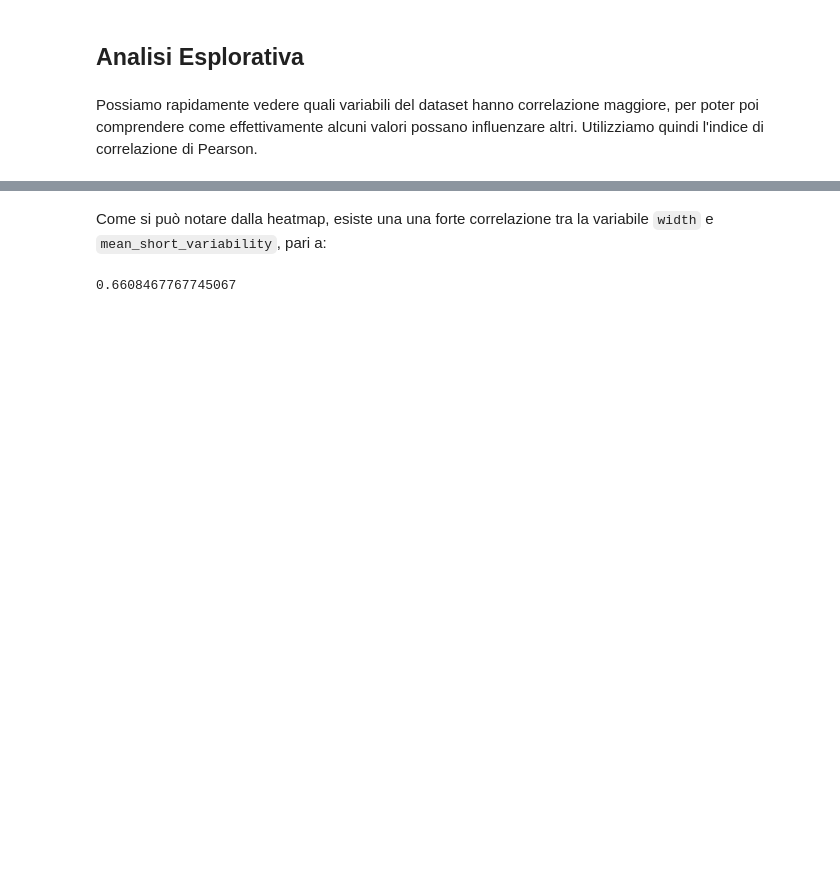
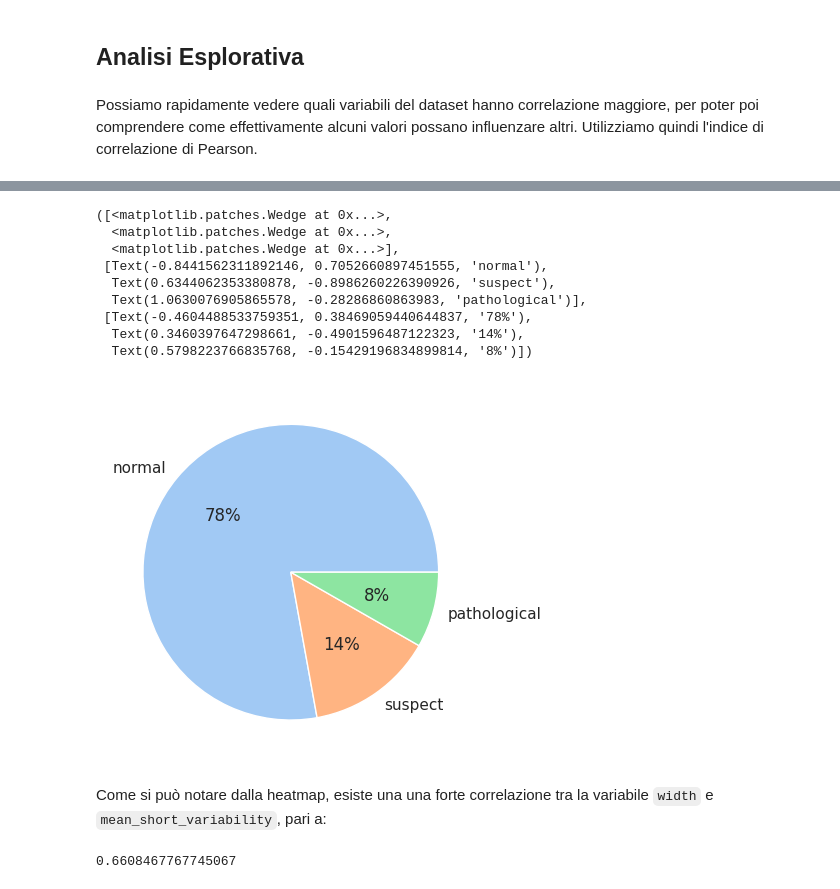
Before and after one commit to S-furi/CardioML, a Jupyter notebook: notebooks/cardio_ml.ipynb, the cells around one changed output, grey strips where cells are left out. Drawn from its saved outputs; the diff is of its cells as text; code cells hidden in the pictures; blank space fills up the shorter version.

```diff
--- a/notebooks/cardio_ml.ipynb
+++ b/notebooks/cardio_ml.ipynb
@@ -221,3 +254,19 @@ Analizziamo ora le variabili che presentano un'interessante correlazione, mostra
+# %%
+keys = ['normal', 'suspect', 'pathological']
+palette_color = sns.color_palette('pastel')
+
+plt.pie(df['nsp'].value_counts(), labels=keys, colors=palette_color, autopct='%.0f%%')
+# %% [output]
+([<matplotlib.patches.Wedge at 0x...>,
+  <matplotlib.patches.Wedge at 0x...>,
+  <matplotlib.patches.Wedge at 0x...>],
+ [Text(-0.8441562311892146, 0.7052660897451555, 'normal'),
+  Text(0.6344062353380878, -0.8986260226390926, 'suspect'),
+  Text(1.0630076905865578, -0.28286860863983, 'pathological')],
+ [Text(-0.4604488533759351, 0.38469059440644837, '78%'),
+  Text(0.3460397647298661, -0.4901596487122323, '14%'),
+  Text(0.5798223766835768, -0.15429196834899814, '8%')])
+[figure, added]
 # %% [markdown]
 Come si può notare dalla heatmap, esiste una una forte correlazione tra la variabile `width` e `mean_short_variability`, pari a:
 # %%
```
Also changed, not shown: parts of 97 cells of this notebook.
